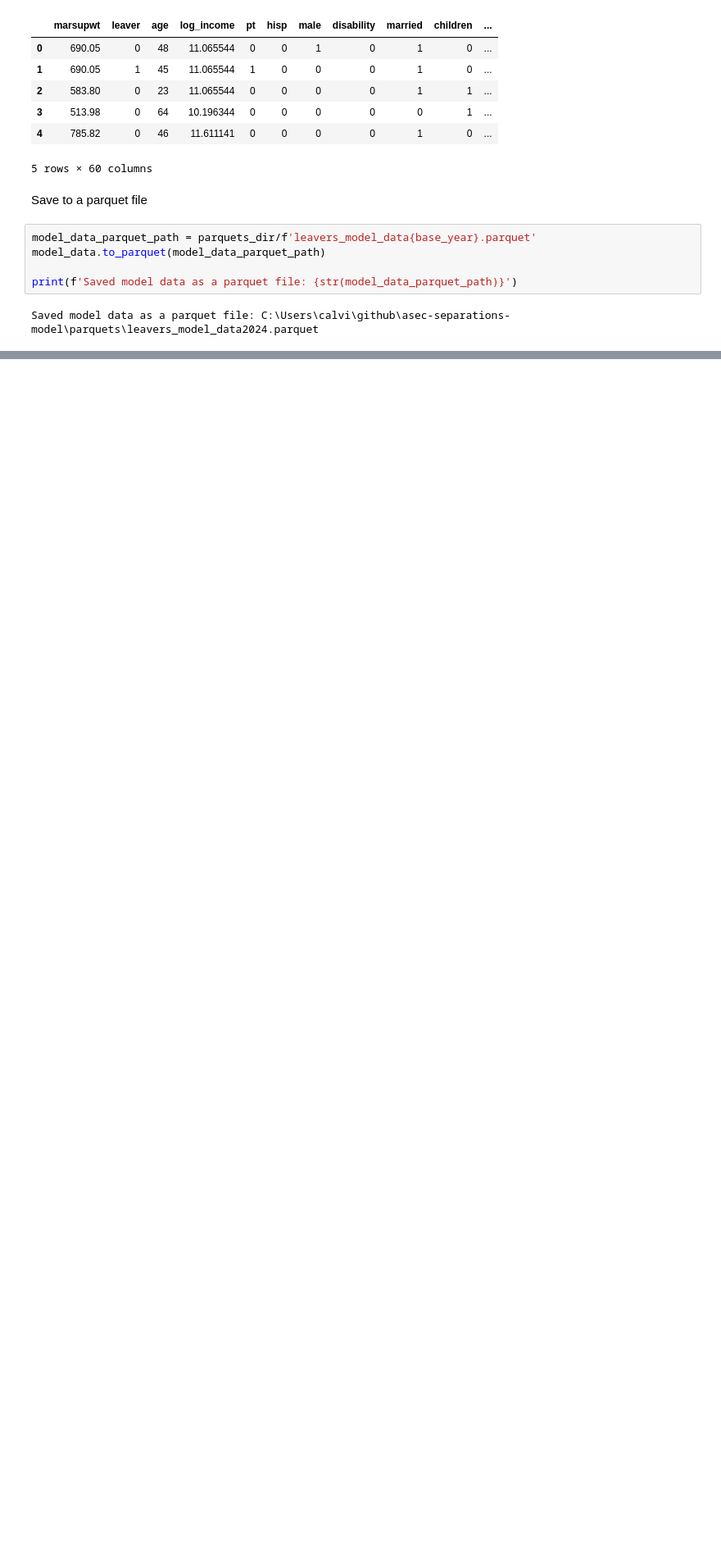
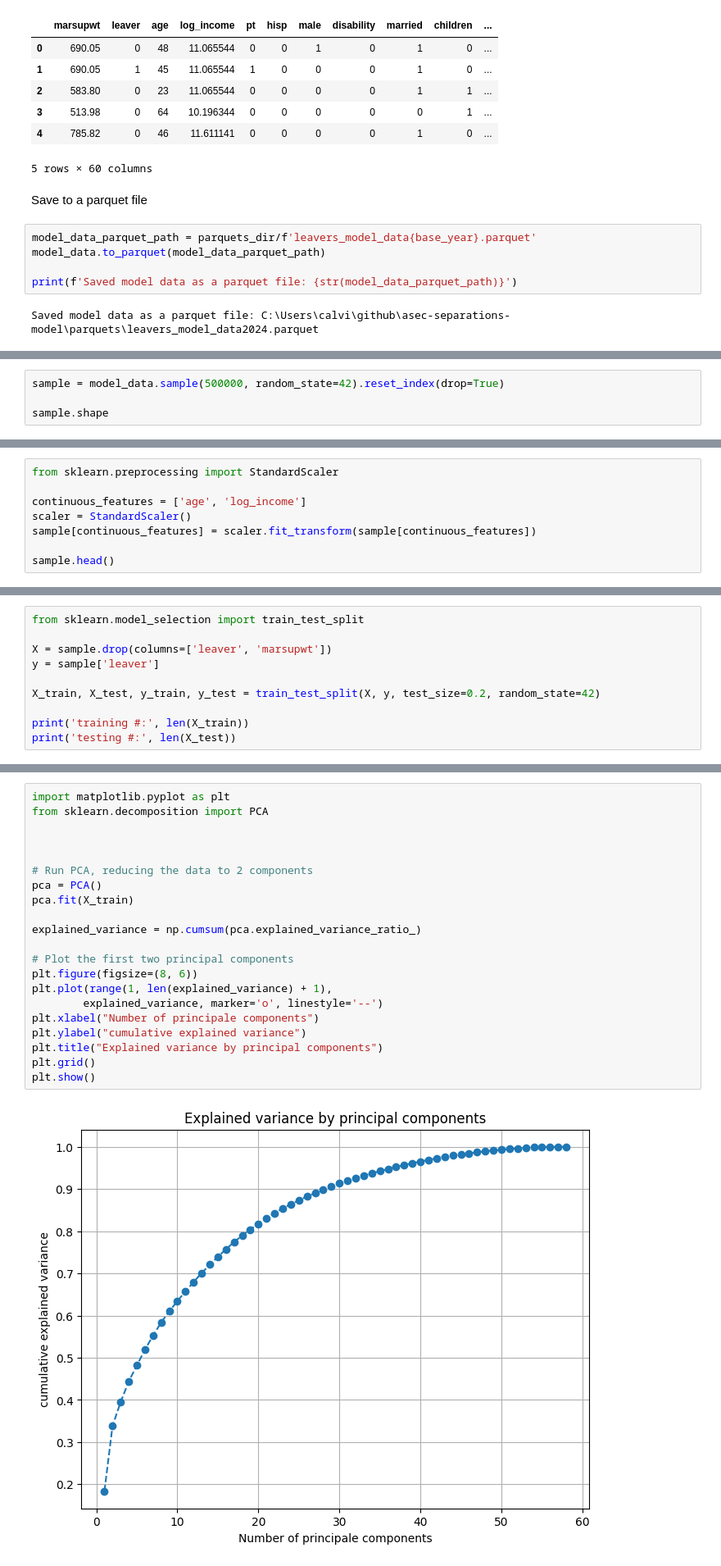
Before and after one commit to calhockemeyer/asec-separations-model, a Jupyter notebook: model.ipynb, the cells around one changed output, grey strips where cells are left out. Shown at 82% size. Saved outputs shown, nothing was run; the diff lists cells and outputs as text; blank space fills up the shorter version.

```diff
--- a/model.ipynb
+++ b/model.ipynb
@@ -453,0 +469,4 @@ Saved model data as a parquet file: C:\Users\calvi\github\asec-separations-model
+# %%
+sample = model_data.sample(500000, random_state=42).reset_index(drop=True)
+
+sample.shape
@@ -453,0 +475,8 @@ Saved model data as a parquet file: C:\Users\calvi\github\asec-separations-model
+# %%
+from sklearn.preprocessing import StandardScaler
+
+continuous_features = ['age', 'log_income']
+scaler = StandardScaler()
+sample[continuous_features] = scaler.fit_transform(sample[continuous_features])
+
+sample.head()
@@ -453,0 +493,10 @@ Saved model data as a parquet file: C:\Users\calvi\github\asec-separations-model
+# %%
+from sklearn.model_selection import train_test_split
+
+X = sample.drop(columns=['leaver', 'marsupwt'])
+y = sample['leaver']
+
+X_train, X_test, y_train, y_test = train_test_split(X, y, test_size=0.2, random_state=42)
+
+print('training #:', len(X_train))
+print('testing #:', len(X_test))
@@ -453,0 +508,23 @@ Saved model data as a parquet file: C:\Users\calvi\github\asec-separations-model
+# %%
+import matplotlib.pyplot as plt
+from sklearn.decomposition import PCA
+
+
+
+# Run PCA, reducing the data to 2 components
+pca = PCA()
+pca.fit(X_train)
+
+explained_variance = np.cumsum(pca.explained_variance_ratio_)
+
+# Plot the first two principal components
+plt.figure(figsize=(8, 6))
+plt.plot(range(1, len(explained_variance) + 1),
+        explained_variance, marker='o', linestyle='--')
+plt.xlabel("Number of principale components")
+plt.ylabel("cumulative explained variance")
+plt.title("Explained variance by principal components")
+plt.grid()
+plt.show()
+# %% [output]
+[figure, added]
```
Also changed, not shown: parts of 15 cells of this notebook.
